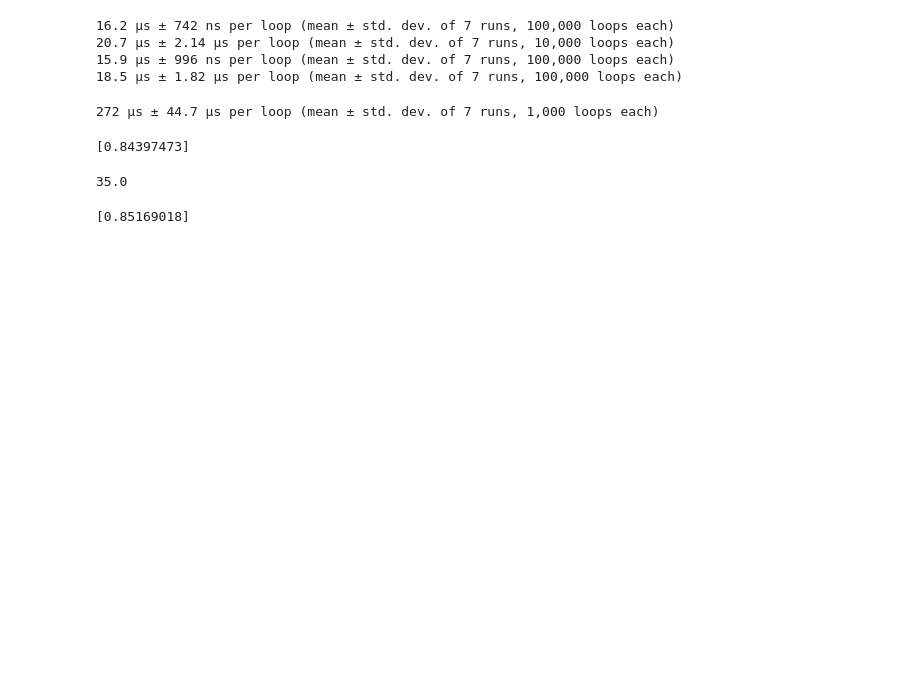
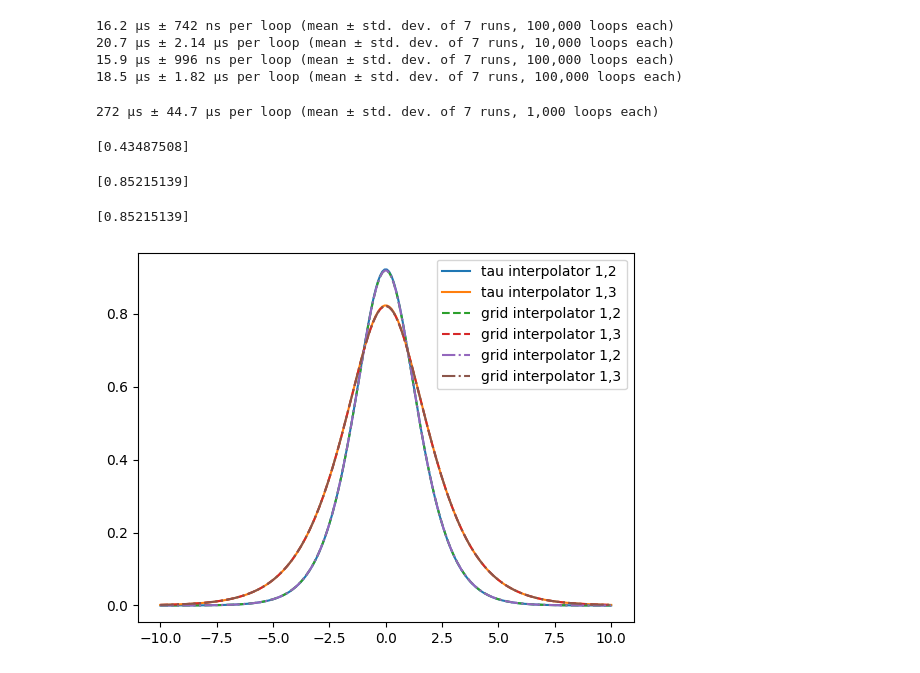
Before and after one commit to cosomelet/marcia, a Jupyter notebook: Notebooks/Validation_kernel.ipynb, the cells around one changed output. Drawn from its saved outputs; the diff is of its cells as text; code cells hidden in the pictures; blank space fills up the shorter version.

```diff
--- a/Notebooks/Validation_kernel.ipynb
+++ b/Notebooks/Validation_kernel.ipynb
@@ -230,7 +245,7 @@ def KcMM2(nu1, nu2, l1, l2):
 # %%
-l1 = np.linspace(0.01, 10, 20)
-l2 = np.linspace(0.01, 10, 20)
-apprange = np.linspace(-10, 10, 100)  # Adjust the range as needed
+l1 = np.linspace(0.01, 20, 10)
+l2 = np.linspace(0.01, 20, 10)
+apprange = np.linspace(-10, 10, 20)  # Adjust the range as needed
 interpolator = KcMM(l1, l2, tau_values=apprange)
 # Evaluate the interpolator at specific points
 tau = 0.5
@@ -240,8 +255,4 @@ l1_ex = 2.0
 interpolated_value = interpolator([tau, l2_ex, l1_ex])
 print(interpolated_value)
 # %% [output]
-[0.84397473]
+[0.43487508]
-# %%
-7*60/12
-# %% [output]
-35.0
@@ -286,10 +295,15 @@ def KcMM_v1(l1_values, l2_values, tau_values):
     integrals = np.array(integrals).reshape((len(tau_values), len(l2_values), len(l1_values)))
     return RegularGridInterpolator((tau_values, l2_values, l1_values), integrals, bounds_error=False, fill_value=None)
 # %%
-l1 = np.linspace(0.01, 20, 80)
-l2 = np.linspace(0.01, 20, 80)
+l1 = np.linspace(0.01, 20, 100)
+l2 = np.linspace(0.01, 20, 100)
 apprange = np.linspace(-10, 10, 100)  # Adjust the range as needed
 interpolator = KcMM_v1(l1, l2, tau_values=apprange)
+
+# To save the interpolator
+import pickle
+with open('KcMM_v1.pck', 'wb') as f:
+    pickle.dump(interpolator, f)
 
 # Evaluate the interpolator at specific points
 tau = 0.5
@@ -300,4 +314,28 @@ l1_ex = 2.0
 interpolated_value = interpolator([tau, l2_ex, l1_ex])
 print(interpolated_value)
 # %% [output]
-[0.85169018]
+[0.85215139]
+# %%
+with open('KcMM_v1.pck', 'rb') as f:
+    interpolator2 = pickle.load(f)
+
+interpolated_value = interpolator2([tau, l2_ex, l1_ex])
+print(interpolated_value)
+# %% [output]
+[0.85215139]
+# %%
+tau_list = np.linspace(-10, 10, 200)
+plt.plot(tau_list, KcMM2(7./2., 7./2., 1, 2)(tau_list), label = 'tau interpolator 1,2')
+
+plt.plot(tau_list, KcMM2(7./2., 7./2., 1, 3)(tau_list), label = 'tau interpolator 1,3')
+
+plt.plot(tau_list, [interpolator([x,1,2]) for x in tau_list], label = 'grid interpolator 1,2' , ls = '--')
+plt.plot(tau_list, [interpolator([x,1,3]) for x in tau_list], label = 'grid interpolator 1,3', ls = '--')
+
+plt.plot(tau_list, [interpolator2([x,1,2]) for x in tau_list], label = 'grid interpolator 1,2' , ls = '-.')
+plt.plot(tau_list, [interpolator2([x,1,3]) for x in tau_list], label = 'grid interpolator 1,3', ls = '-.')
+
+plt.gca().legend()
+plt.show()
+# %% [output]
+[figure, added]
```
Also changed, not shown: parts of 21 cells of this notebook, 3 other files.
